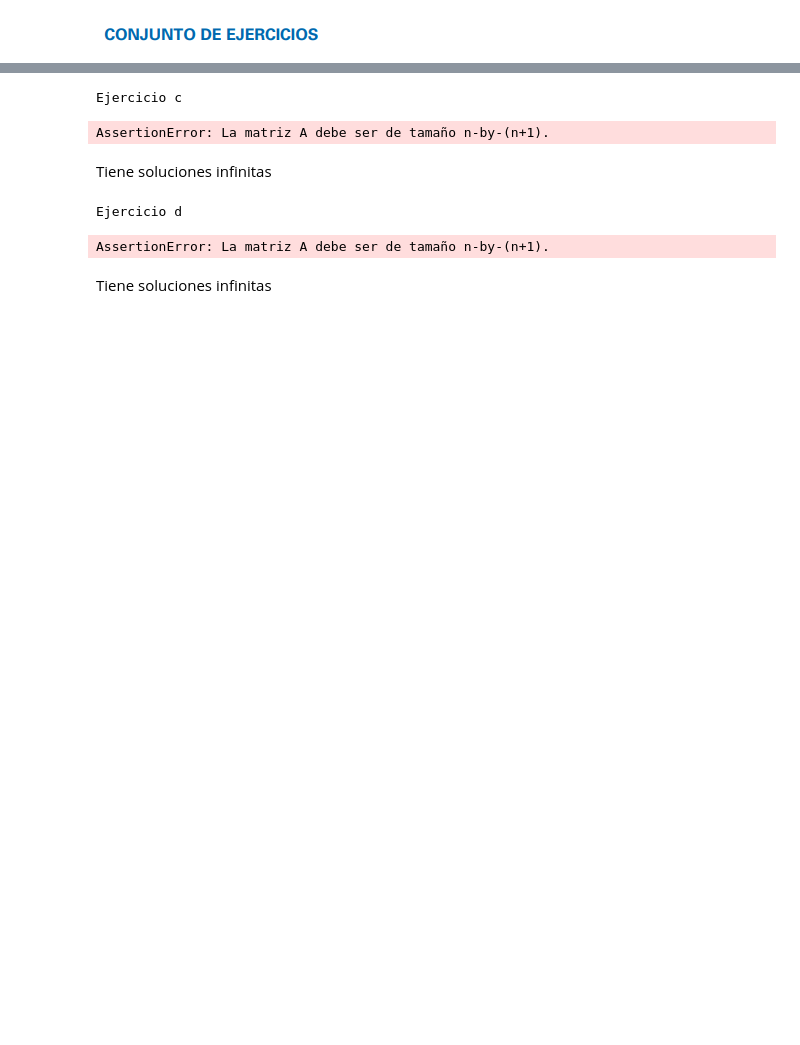
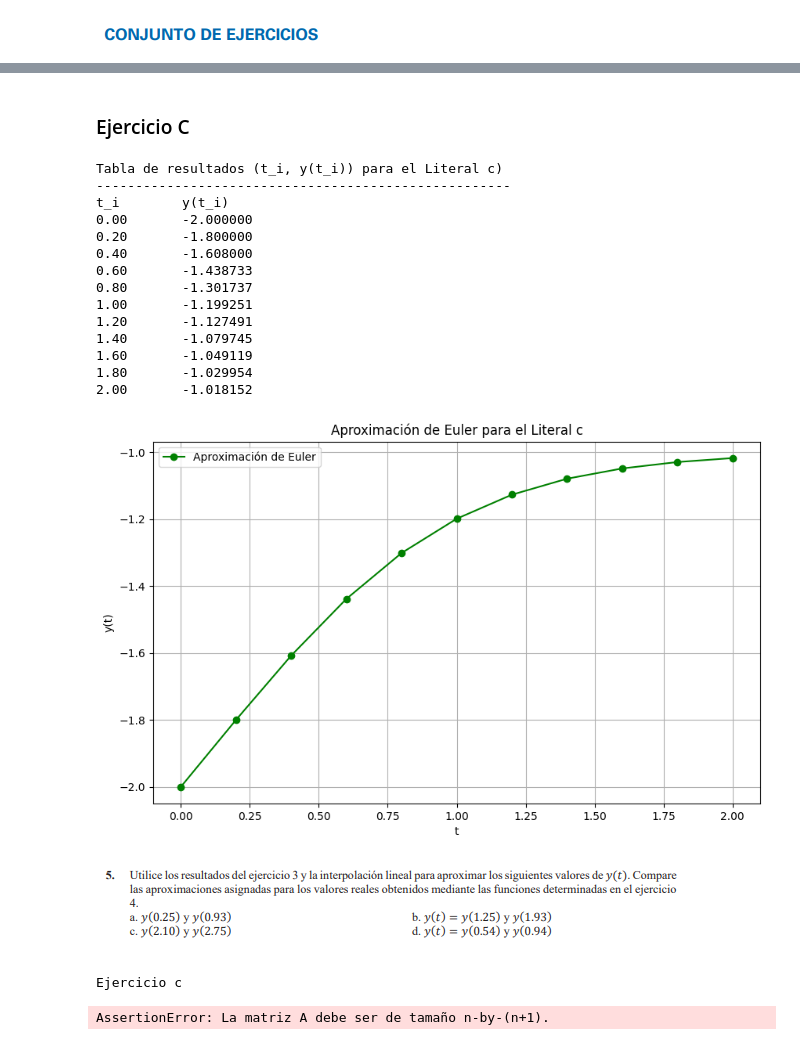
Before and after one commit to LAINE30/MN-Deberes, a Jupyter notebook: Tareas/[Tarea 12].ipynb, the cells around one changed output, grey strips where cells are left out. Cells and saved outputs as stored; diff of their text form; code cells hidden in the pictures; blank space fills up the shorter version.

```diff
--- a/Tareas/[Tarea 12].ipynb
+++ b/Tareas/[Tarea 12].ipynb
@@ -52,3 +141,65 @@ El ejercicio b tiene la ecuacion de la forma 0=12 por lo cual no tiene solución
+# %% [markdown]
+### Ejercicio C
+# %%
+def ODE_euler(a: float, b: float, f, y_t0: float, N: int):
+    h = (b - a) / N  # tamaño del paso
+    t_values = [a + i*h for i in range(N+1)]  # valores de t
+    y_values = [y_t0]  # valores de y
+    y = y_t0
+
+    for i in range(1, N+1):
+        y = y + h * f(t_values[i-1], y)  # Método de Euler
+        y_values.append(y)
+
+    # Imprimir la tabla de resultados
+    print("Tabla de resultados (t_i, y(t_i)) para el Literal c)")
+    print("-----------------------------------------------------")
+    print(f"{'t_i':<10} {'y(t_i)'}")
+    for t, y in zip(t_values, y_values):
+        print(f"{t:<10.2f} {y:.6f}")
+
+    return y_values, t_values, h
+
+# Definir la función f para el problema c
+def f_c(t, y):
+    return -(y + 1) * (y + 3)
+
+# Parámetros para el problema c
+a_c = 0
+b_c = 2
+y_t0_c = -2
+h_c = 0.2
+N_c = int((b_c - a_c) / h_c)
+
+ys_c, ts_c, h_c = ODE_euler(a=a_c, b=b_c, f=f_c, y_t0=y_t0_c, N=N_c)
+
+# Graficar los resultados
+plt.figure(figsize=(10, 6))
+plt.plot(ts_c, ys_c, marker='o', linestyle='-', color='g', label='Aproximación de Euler')
+plt.xlabel('t')
+plt.ylabel('y(t)')
+plt.title('Aproximación de Euler para el Literal c')
+plt.legend()
+plt.grid(True)
+plt.show()
+# %% [output]
+Tabla de resultados (t_i, y(t_i)) para el Literal c)
+-----------------------------------------------------
+t_i        y(t_i)
+0.00       -2.000000
+0.20       -1.800000
+0.40       -1.608000
+0.60       -1.438733
+0.80       -1.301737
+1.00       -1.199251
+1.20       -1.127491
+1.40       -1.079745
+1.60       -1.049119
+1.80       -1.029954
+2.00       -1.018152
+[figure, added]
+# %% [markdown]
+![image.png](attachment:image.png)
 # %%
 print("Ejercicio c \n")
 Ab = [[2, 1, -1], [1, 1, 2], [1, -3, 5]]
@@ -57,15 +208,3 @@ eliminacion_gaussiana(Ab)
 # %% [output]
 Ejercicio c
 AssertionError: La matriz A debe ser de tamaño n-by-(n+1).
-# %% [markdown]
-Tiene soluciones infinitas
-# %%
-print("Ejercicio d \n")
-Ab = [[2, 1, 1, 1], [2, 4, -1, -1]]
-
-eliminacion_gaussiana(Ab)
-# %% [output]
-Ejercicio d
-AssertionError: La matriz A debe ser de tamaño n-by-(n+1).
-# %% [markdown]
-Tiene soluciones infinitas
```
Also changed, not shown: parts of 40 cells of this notebook.
